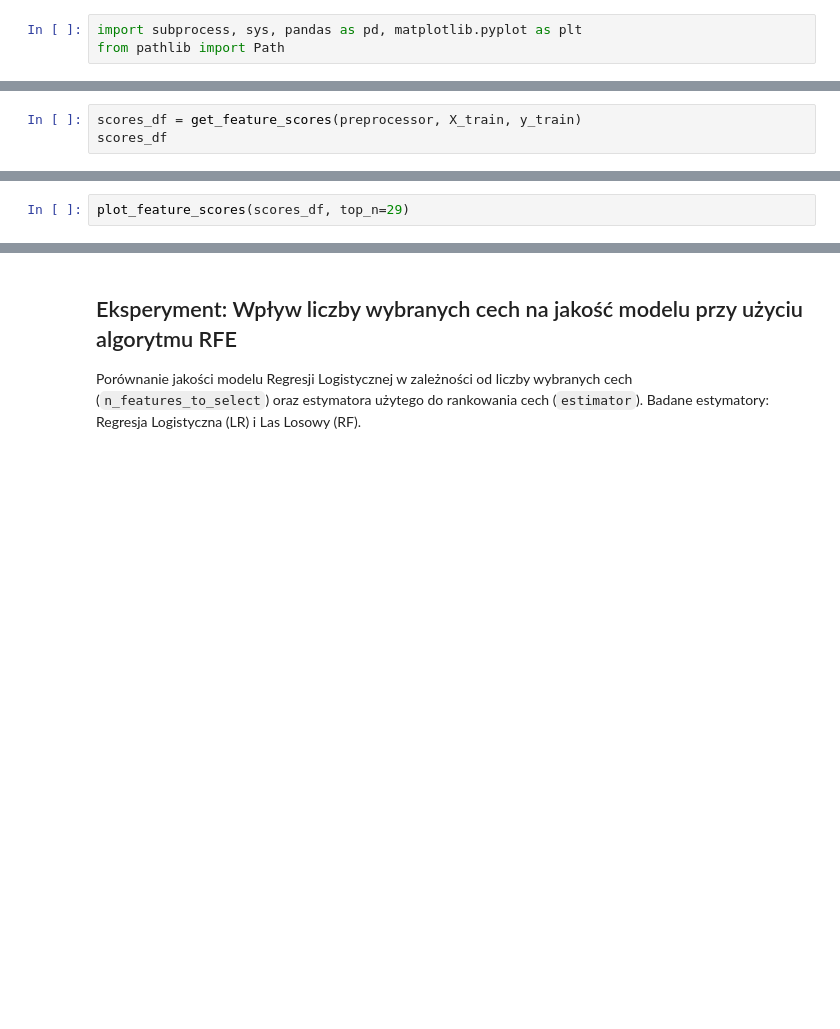
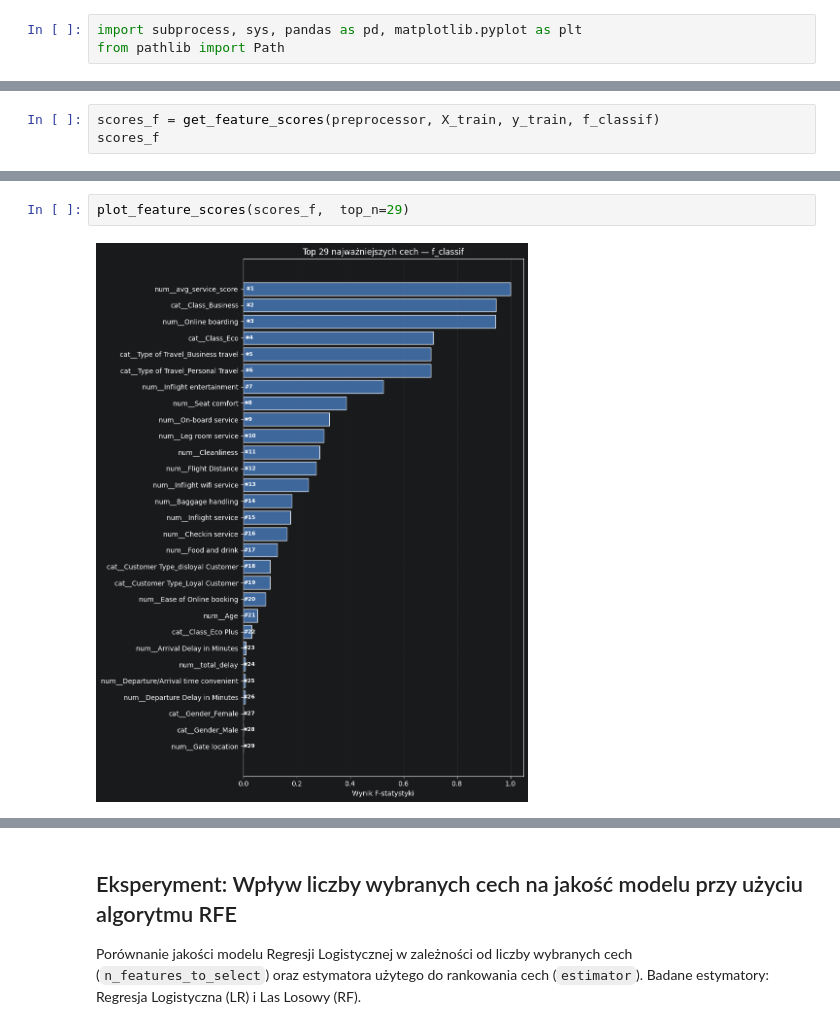
Before and after one commit to nataliap203/Airline_Passenger_Satisfaction_Classification, a Jupyter notebook: notebooks/main.ipynb, the cells around one changed output, grey strips where cells are left out. Cells and saved outputs as stored; diff of their text form; blank space fills up the shorter version.

```diff
--- a/notebooks/main.ipynb
+++ b/notebooks/main.ipynb
@@ -207,3 +448,3 @@ plot_k_vs_metrics(results)
 # %%
-scores_df = get_feature_scores(preprocessor, X_train, y_train)
-scores_df
+scores_f = get_feature_scores(preprocessor, X_train, y_train, f_classif)
+scores_f
@@ -210,2 +469,4 @@ scores_df
 # %%
-plot_feature_scores(scores_df, top_n=29)
+plot_feature_scores(scores_f,  top_n=29)
+# %% [output]
+[figure, added]
```
Also changed, not shown: parts of 38 cells of this notebook, 1 other file.
